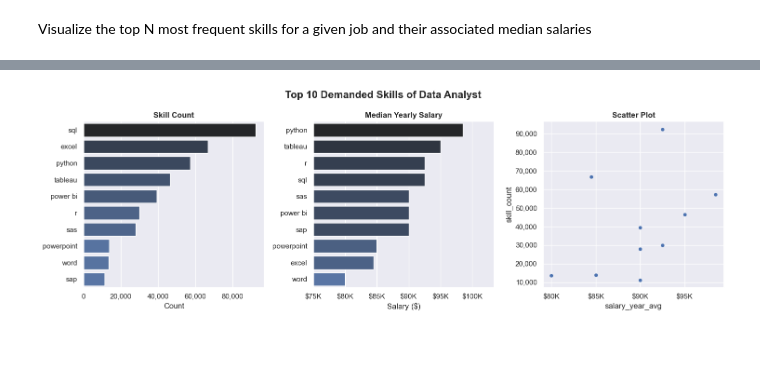
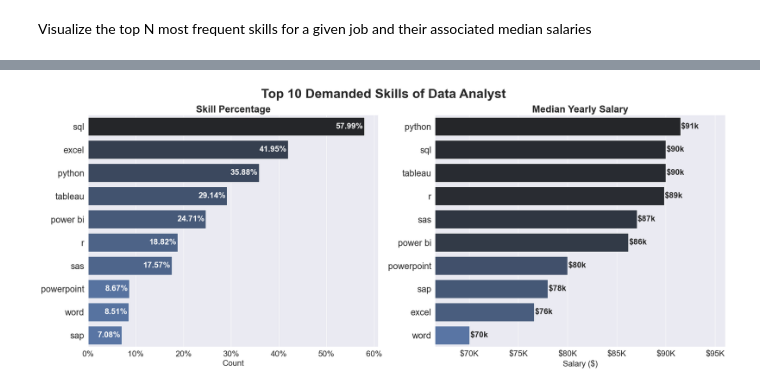
Before and after one commit to Mo-Ahmed05/Data-Jobs-Analysis, a Jupyter notebook: Skills_Salaries.ipynb, the cells around one changed output, grey strips where cells are left out. Drawn from its saved outputs; the diff is of its cells as text; code cells hidden in the pictures; blank space fills up the shorter version.

```diff
--- a/Skills_Salaries.ipynb
+++ b/Skills_Salaries.ipynb
@@ -10,8 +9,8 @@ from data import DF
 # %% [markdown]
 Copy of the main DataFrame
 # %%
-df = DF.copy()
-DF.dropna(subset=['job_skills'], inplace=True)
+df = data.DF.copy()
+df.dropna(subset=['job_skills'], inplace=True)
 # %% [markdown]
 Expand list of job_skills into separate rows (one skill per row)
 # %%
@@ -22,55 +21,77 @@ Pivot data by job title and skill to get mean salary and skill counts
 df_skills = (
 pd.pivot_table(data = df_exploded,
                index = ['job_title_short', 'job_skills'],
-               values = 'salary_year_avg',
-               aggfunc = {'job_skills':'count', 'salary_year_avg':'median'})
-
+               values = 'yearly_salary_avg',
+               aggfunc = {'job_skills':'count', 'yearly_salary_avg':'median'})
                .rename(columns={'job_skills':'skill_count'})
 )
 
-# Droping NaN values and reseting index
-df_skills.dropna(subset='salary_year_avg', inplace=True)
 df_skills = df_skills.reset_index()
 # %% [markdown]
 Visualize the top N most frequent skills for a given job and their associated median salaries
 # %%
-job_title = 'Data Analyst'      # --> Job Title
+job_titles = ['Data Analyst', 'Data Engineer', 'Data Scientist']
 ntop_skills = 10                # --> No. of Top Skills
 
-fig, ax = plt.subplots(1, 3, figsize=(15,5))
+for job_title in job_titles:
 
-sns.set_theme()
+    fig, ax = plt.subplots(1, 2, figsize=(24,10))
+    sns.set_theme()
 
-# Top demanded skills
-df_TopSkills = df_skills[df_skills['job_title_short'] == job_title] \
-                        .nlargest(ntop_skills, 'skill_count') \
-                        .loc[:, 'job_skills':'salary_year_avg'] \
-                        .reset_index(drop=True)
+    # Top demanded skills
+    df_TopSkills = df_skills[df_skills['job_title_short'] == job_title] \
+                            .nlargest(ntop_skills, 'skill_count') \
+                            .loc[:, 'job_skills':'yearly_salary_avg'] \
+                            .reset_index(drop=True)
 
-# Top demanded skills bar chart
-sns.barplot(data=df_TopSkills, x='skill_count', y='job_skills', ax=ax[0], legend=False, hue='skill_count', palette='dark:b_r')
-ax[0].set_title('Skill Count', fontsize=12, fontweight='bold')
-ax[0].xaxis.set_major_formatter(mtick.FuncFormatter(lambda x, pos: format(int(x), ',')))
-ax[0].set_ylabel('')
-ax[0].set_xlabel('Count')
+    df_TopSkills['skill_percentage'] = 100 * df_TopSkills['skill_count'] / len(df[df['job_title_short'] == job_title])
 
-# Top demanded skills salaries bar chart
-sns.barplot(data=df_TopSkills.sort_values('salary_year_avg', ascending=False), x='salary_year_avg', y='job_skills',
-            ax=ax[1], legend=False, hue='salary_year_avg', palette='dark:b_r')
-ax[1].set_title('Median Yearly Salary', fontsize=12, fontweight='bold')
-ax[1].set_ylabel('')
-ax[1].set_xlim(75000)
-ax[1].set_xlabel('Salary ($)')
-ax[1].xaxis.set_major_formatter(mtick.FuncFormatter(lambda x, pos: f'${int(x/1000)}K'))
+    # ------------------------------------------ Top demanded skills bar chart -----------------------------------------------
 
-# Top demanded skills scatter plot
-sns.scatterplot(data=df_TopSkills, x='salary_year_avg', y='skill_count', ax=ax[2], legend=False)
-ax[2].set_title('Scatter Plot', fontsize=12, fontweight='bold')
-ax[2].yaxis.set_major_formatter(mtick.FuncFormatter(lambda y, pos: format(int(y), ',')))
-ax[2].xaxis.set_major_formatter(mtick.FuncFormatter(lambda x, pos: f'${int(x/1000)}K'))
+    sns.barplot(data=df_TopSkills, x='skill_percentage', y='job_skills',
+                ax=ax[0], legend=False, hue='skill_count', palette='dark:b_r')
 
-# Figure title
-fig.suptitle(f'Top {ntop_skills} Demanded Skills of {job_title}', fontsize=16, fontweight='bold')
-fig.tight_layout()
-df_TopSkills
+    ax[0].set_title('Skill Percentage', fontsize=24, fontweight='bold')
+    ax[0].xaxis.set_major_formatter(mtick.FuncFormatter(lambda x, pos: format(f'{int(x)}%')))
+    ax[0].set_ylabel('')
+    ax[0].set_xlabel('Count', fontsize=20)
+    ax[0].tick_params(axis='y', labelsize=22)
+    ax[0].tick_params(axis='x', labelsize=20)
+
+
+    for p in ax[0].patches: #Add values INSIDE horizontal bars
+        ax[0].annotate(
+        format(f'{round(p.get_width(), 2)}%'),  # show as integer with commas
+        (p.get_x() + p.get_width() - 0.3,       # push text near the end of bar
+         p.get_y() + p.get_height() / 2.),
+        ha='right', va='center',
+        color='white', fontsize=20, fontweight='bold'
+    )
+
+    # ------------------------------------------ Top demanded skills salaries bar chart ------------------------------------------
+
+    sns.barplot(data=df_TopSkills.sort_values('yearly_salary_avg', ascending=False), x='yearly_salary_avg', y='job_skills',
+                ax=ax[1], legend=False, hue='yearly_salary_avg', palette='dark:b_r')
+
+    ax[1].set_title('Median Yearly Salary', fontsize=24, fontweight='bold')
+    ax[1].set_ylabel('')
+    ax[1].set_xlim(ax[1].patches[0].get_width() - ax[1].patches[0].get_width()*0.05)
+    ax[1].set_xlabel('Salary ($)', fontsize=20)
+    ax[1].xaxis.set_major_formatter(mtick.FuncFormatter(lambda x, pos: f'${int(x/1000)}K'))
+    ax[1].tick_params(axis='y', labelsize=22)
+    ax[1].tick_params(axis='x', labelsize=20)
+
+
+    for p in ax[1].patches: #Add values BESIDE horizontal bars
+        ax[1].annotate(
+        format(f'${int(p.get_width()/1000)}k'),  # show as integer with commas
+        (p.get_x() + p.get_width() + 50,         # push text near the end of bar
+         p.get_y() + p.get_height() / 2.),
+        ha='left', va='center',
+        fontsize=20, fontweight='bold'
+    )
+
+    # ------------------------------------------ Figure title ------------------------------------------
+    fig.suptitle(f'Top {ntop_skills} Demanded Skills of {job_title}', fontsize=32, fontweight='bold')
+    fig.tight_layout()
 # %% [output]
@@ -88 +98 @@ df_TopSkills
-[figure, old version]
+[figure, new version]
```
Also changed, not shown: parts of 5 cells of this notebook, 1 other file.
